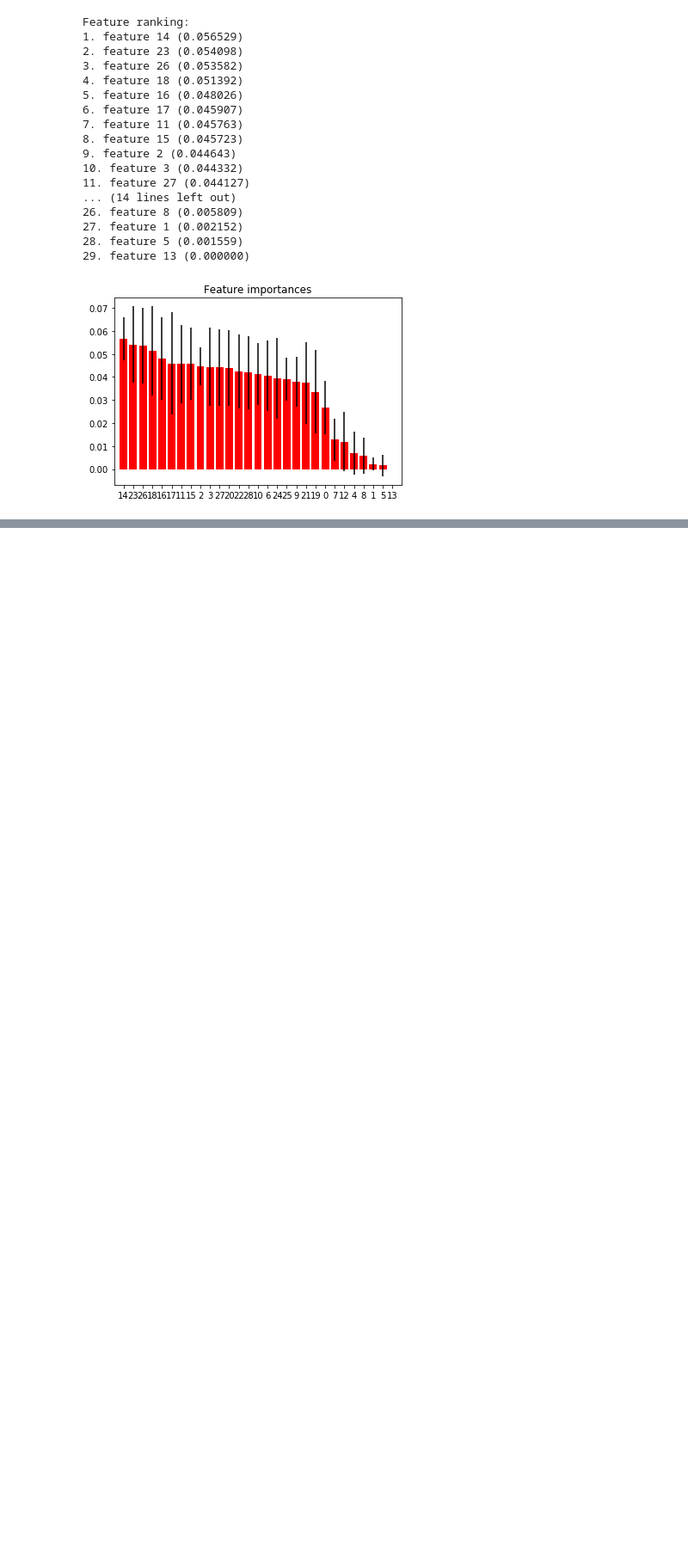
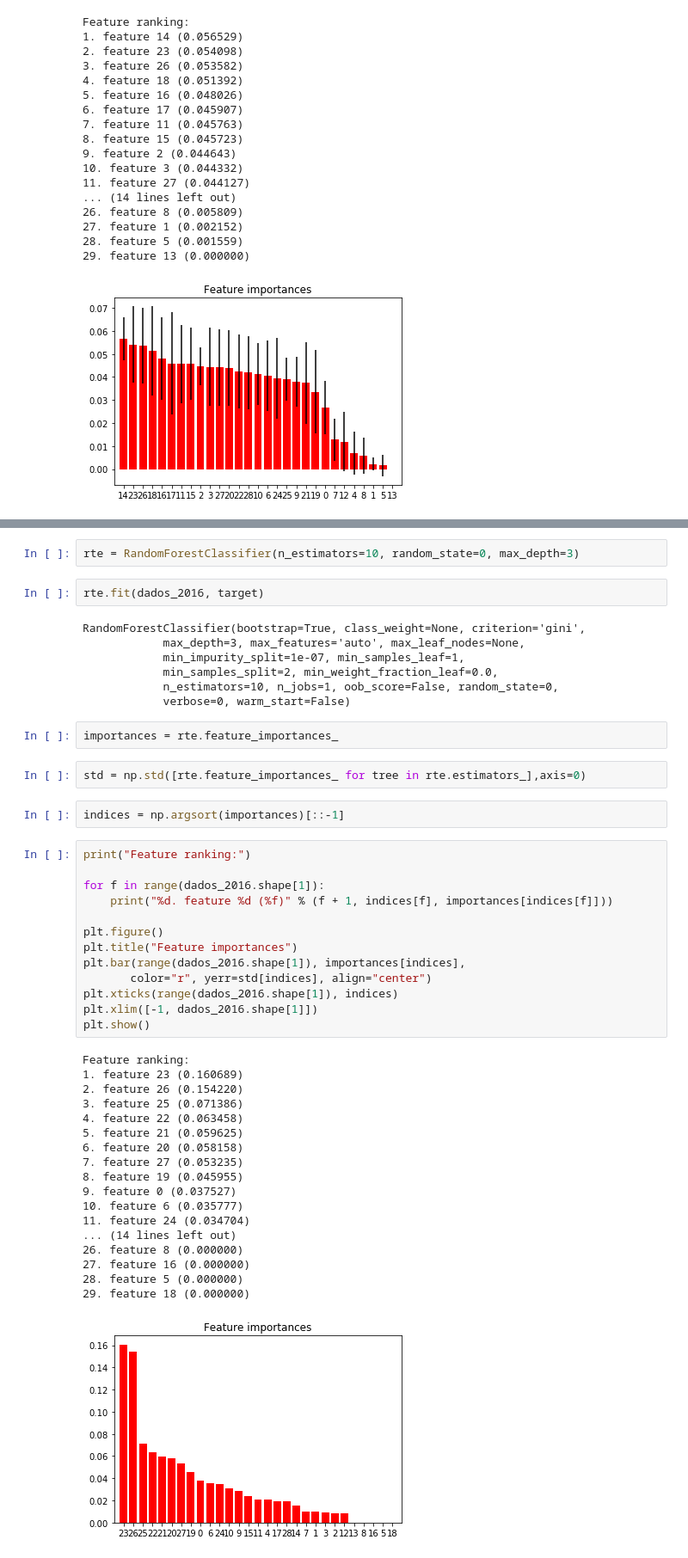
Before and after one commit to igorslima/analise-evasao, a Jupyter notebook: FeatureImportance.ipynb, the cells around one changed output, grey strips where cells are left out. Shown at 86% size. Cells and saved outputs as stored; diff of their text form; blank space fills up the shorter version.

Commit message:
Adicionando mais um modelo para feature importance

```diff
--- a/FeatureImportance.ipynb
+++ b/FeatureImportance.ipynb
@@ -125,0 +134,49 @@ Feature ranking:
+# %%
+rte = RandomForestClassifier(n_estimators=10, random_state=0, max_depth=3)
+# %%
+rte.fit(dados_2016, target)
+# %% [output]
+RandomForestClassifier(bootstrap=True, class_weight=None, criterion='gini',
+            max_depth=3, max_features='auto', max_leaf_nodes=None,
+            min_impurity_split=1e-07, min_samples_leaf=1,
+            min_samples_split=2, min_weight_fraction_leaf=0.0,
+            n_estimators=10, n_jobs=1, oob_score=False, random_state=0,
+            verbose=0, warm_start=False)
+# %%
+importances = rte.feature_importances_
+# %%
+std = np.std([rte.feature_importances_ for tree in rte.estimators_],axis=0)
+# %%
+indices = np.argsort(importances)[::-1]
+# %%
+print("Feature ranking:")
+
+for f in range(dados_2016.shape[1]):
+    print("%d. feature %d (%f)" % (f + 1, indices[f], importances[indices[f]]))
+
+plt.figure()
+plt.title("Feature importances")
+plt.bar(range(dados_2016.shape[1]), importances[indices],
+       color="r", yerr=std[indices], align="center")
+plt.xticks(range(dados_2016.shape[1]), indices)
+plt.xlim([-1, dados_2016.shape[1]])
+plt.show()
+# %% [output]
+Feature ranking:
+1. feature 23 (0.160689)
+2. feature 26 (0.154220)
+3. feature 25 (0.071386)
+4. feature 22 (0.063458)
+5. feature 21 (0.059625)
+6. feature 20 (0.058158)
+7. feature 27 (0.053235)
+8. feature 19 (0.045955)
+9. feature 0 (0.037527)
+10. feature 6 (0.035777)
+11. feature 24 (0.034704)
+... (14 lines left out)
+26. feature 8 (0.000000)
+27. feature 16 (0.000000)
+28. feature 5 (0.000000)
+29. feature 18 (0.000000)
+[figure, added]
```
Also changed, not shown: parts of 5 cells of this notebook.
